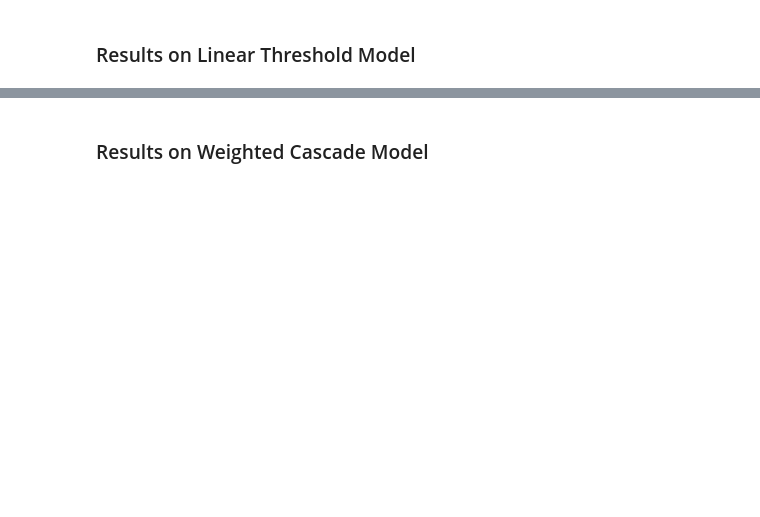
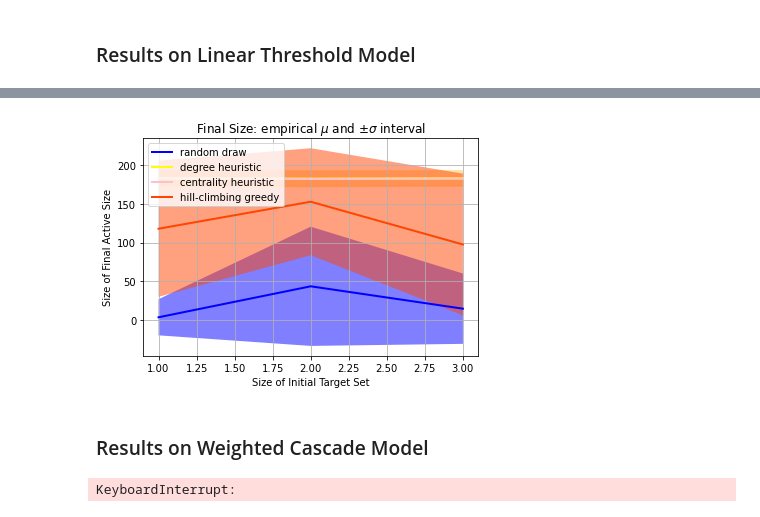
Before and after one commit to liu-yihong/maximize-influence-spread, a Jupyter notebook: test-case.ipynb, the cells around one changed output, grey strips where cells are left out. Saved outputs shown, nothing was run; the diff lists cells and outputs as text; code cells hidden in the pictures; blank space fills up the shorter version.

```diff
--- a/test-case.ipynb
+++ b/test-case.ipynb
@@ -95,2 +95,14 @@ experiments_and_plot(multigraph, directed_graph,
+# %%
+experiments_and_plot(multigraph, directed_graph,
+                     max_k=3, num_exp=1000, max_iter=500,
+                     mode='independent cascade', p_cascade=0.01)
+# %% [output]
+[figure, added]
 # %% [markdown]
 ### Results on Weighted Cascade Model
+# %%
+experiments_and_plot(multigraph, directed_graph,
+                     max_k=3, num_exp=1000, max_iter=500,
+                     mode='weighted cascade', p_cascade=0.01)
+# %% [output]
+KeyboardInterrupt:
```
Also changed, not shown: parts of 3 cells of this notebook.
